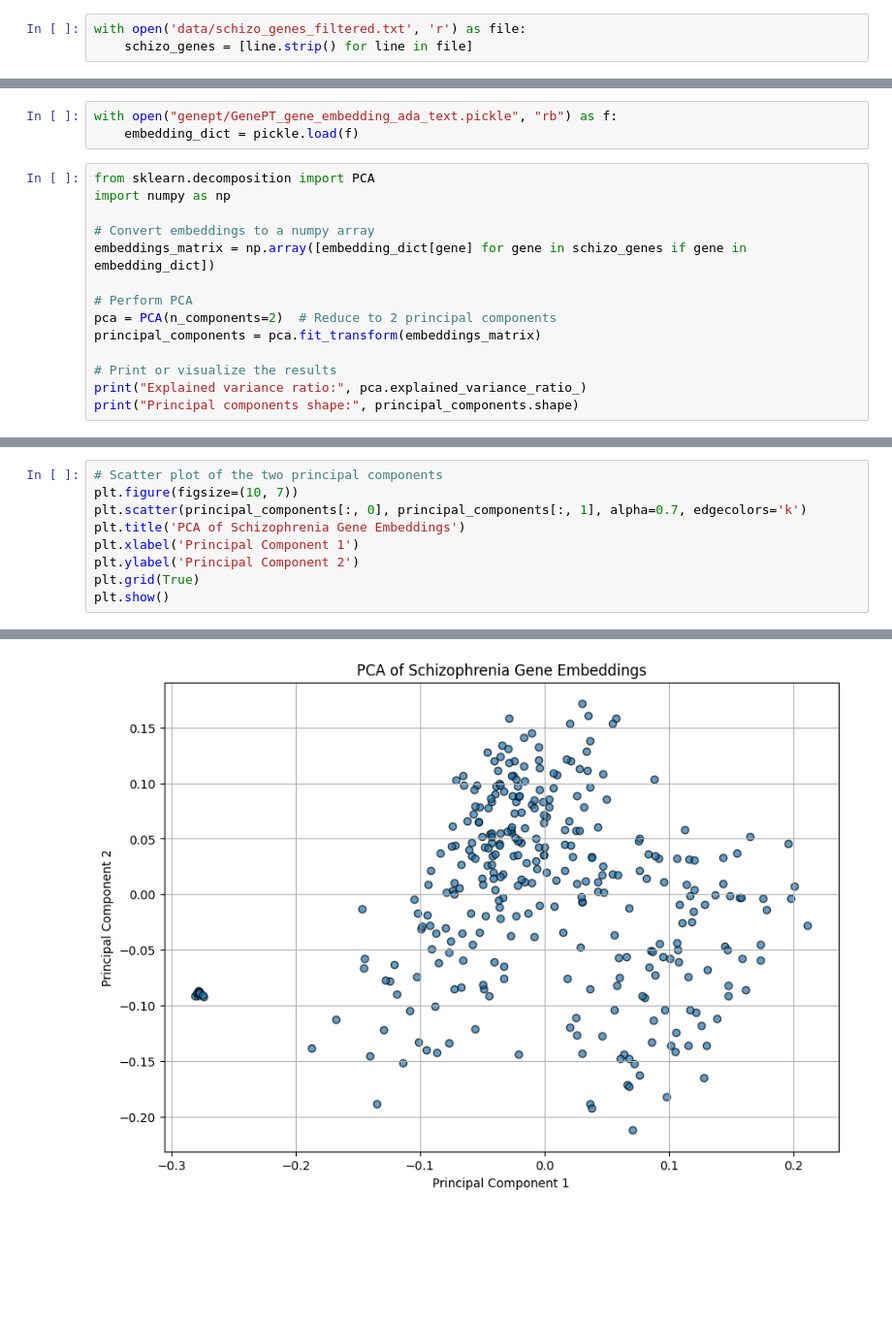
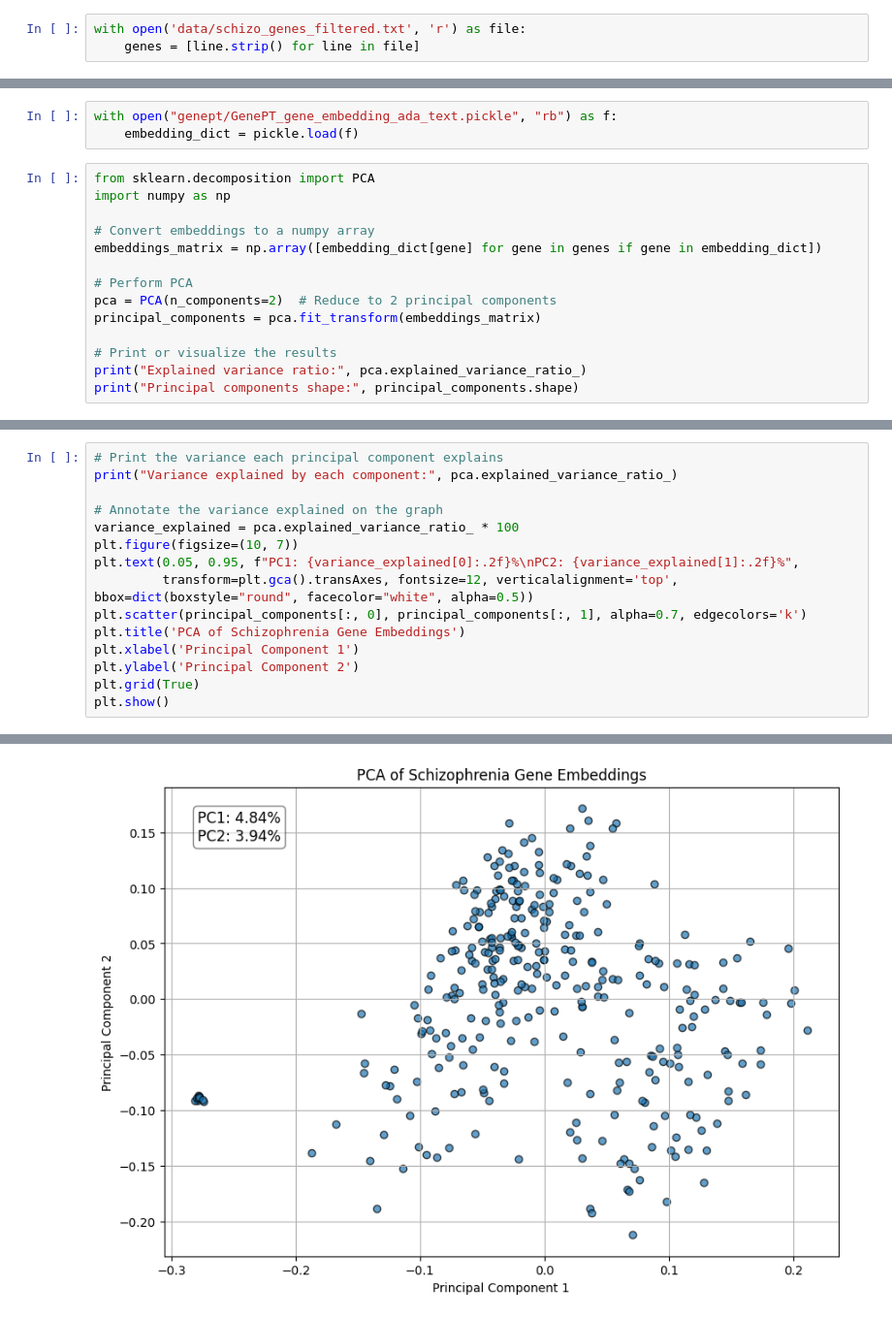
Before and after one commit to mspancho/graphistasis, a Jupyter notebook: pca_viz.ipynb, the cells around one changed output, grey strips where cells are left out. Shown at 97% size. Cells and saved outputs as stored; diff of their text form; blank space fills up the shorter version.

Commit message:
Diagrams

```diff
--- a/pca_viz.ipynb
+++ b/pca_viz.ipynb
@@ -4,4 +4,4 @@ from scripts.new_model import *
 import matplotlib.pyplot as plt
 # %%
 with open('data/schizo_genes_filtered.txt', 'r') as file:
-    schizo_genes = [line.strip() for line in file]
+    genes = [line.strip() for line in file]
@@ -15,7 +13,7 @@ from sklearn.decomposition import PCA
 import numpy as np
 
 # Convert embeddings to a numpy array
-embeddings_matrix = np.array([embedding_dict[gene] for gene in schizo_genes if gene in embedding_dict])
+embeddings_matrix = np.array([embedding_dict[gene] for gene in genes if gene in embedding_dict])
 
 # Perform PCA
 pca = PCA(n_components=2)  # Reduce to 2 principal components
@@ -29,7 +27,13 @@ Explained variance ratio: [0.04842688 0.03937589]
 Principal components shape: (324, 2)
 # %%
-# Scatter plot of the two principal components
+# Print the variance each principal component explains
+print("Variance explained by each component:", pca.explained_variance_ratio_)
+
+# Annotate the variance explained on the graph
+variance_explained = pca.explained_variance_ratio_ * 100
 plt.figure(figsize=(10, 7))
+plt.text(0.05, 0.95, f"PC1: {variance_explained[0]:.2f}%\nPC2: {variance_explained[1]:.2f}%",
+         transform=plt.gca().transAxes, fontsize=12, verticalalignment='top', bbox=dict(boxstyle="round", facecolor="white", alpha=0.5))
 plt.scatter(principal_components[:, 0], principal_components[:, 1], alpha=0.7, edgecolors='k')
 plt.title('PCA of Schizophrenia Gene Embeddings')
 plt.xlabel('Principal Component 1')
@@ -40,4 +45,4 @@ plt.show()
-[figure, old version]
+[figure, new version]
 # %%
 
 model = MLP(input_dim=3072, hidden_dim=256)
```
Also changed, not shown: parts of 12 cells of this notebook, 3 other files.
